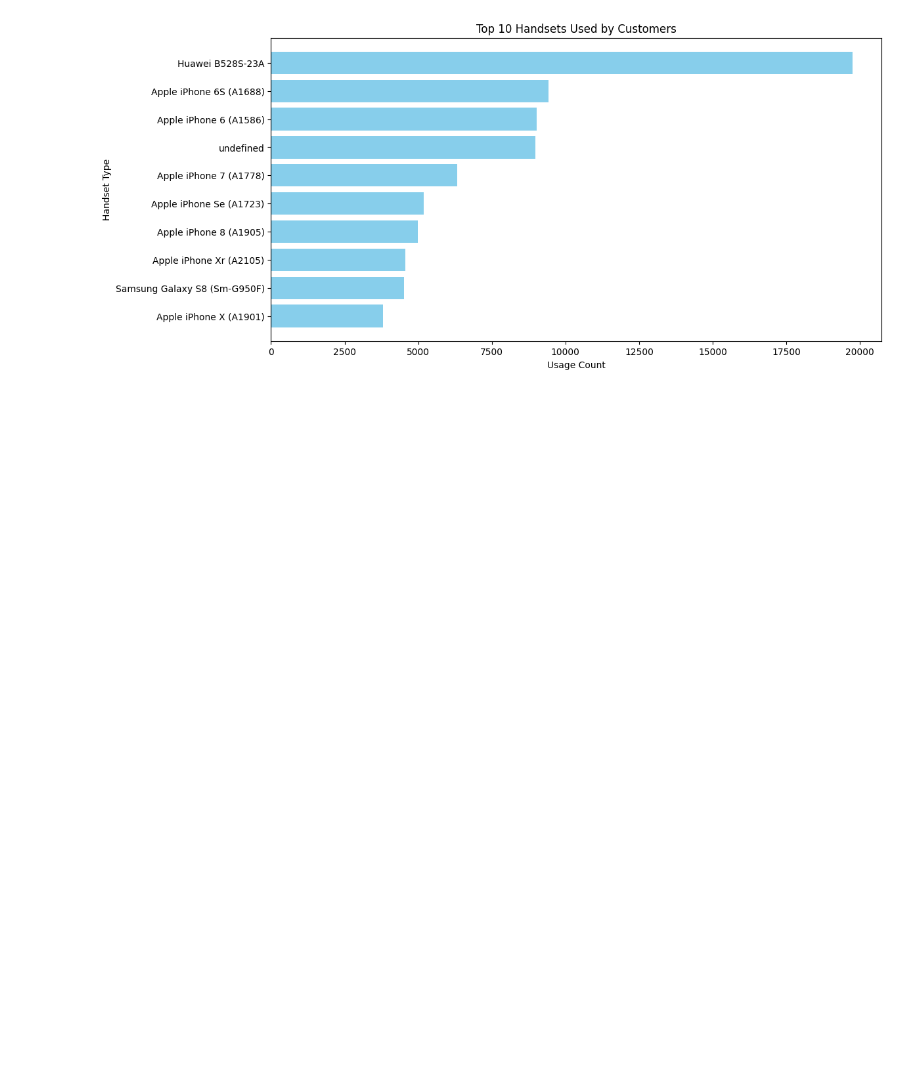
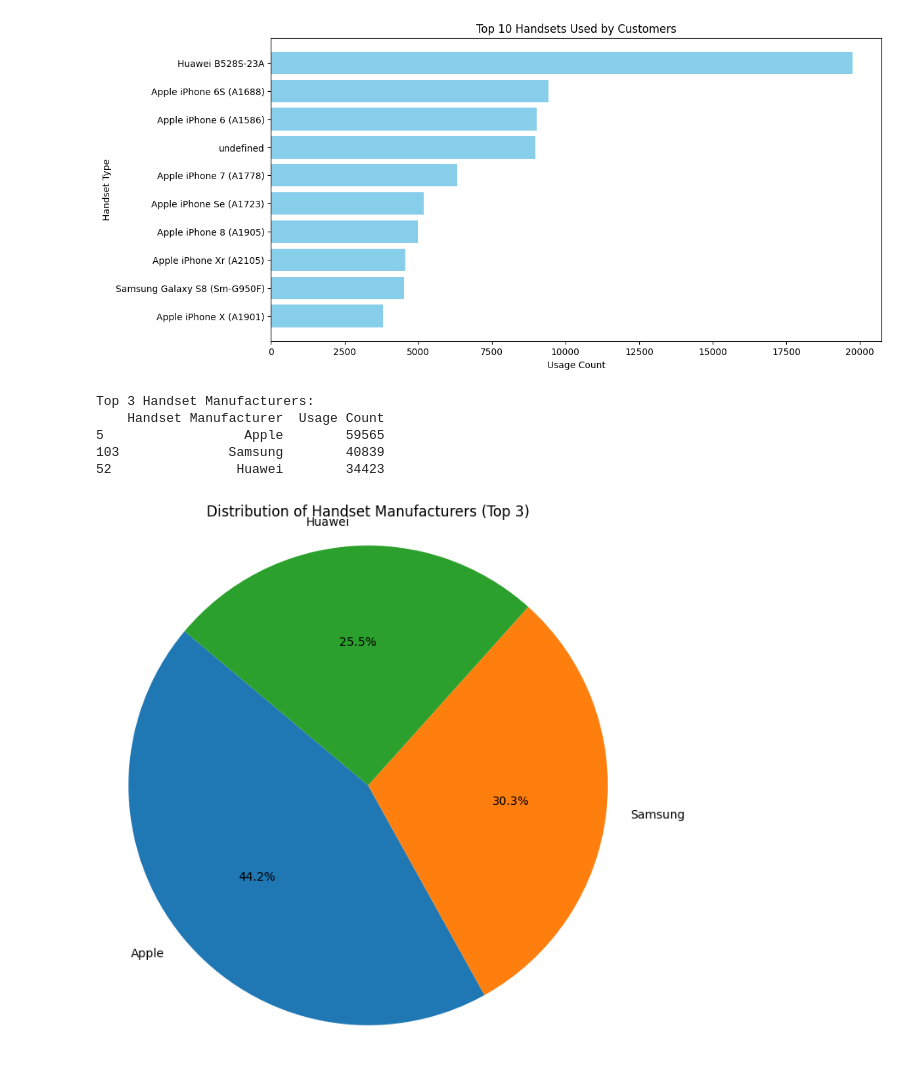
Before and after one commit to kiraassefa19/week-two, a Jupyter notebook: notebooks/user_engagement.ipynb, the cells around one changed output. Cells and saved outputs as stored; diff of their text form; code cells hidden in the pictures; blank space fills up the shorter version.

```diff
--- a/notebooks/user_engagement.ipynb
+++ b/notebooks/user_engagement.ipynb
@@ -422,3 +422,36 @@ plt.gca().invert_yaxis()  # Invert y-axis to display the highest count at the to
 plt.show()
 # %% [output]
 [figure]
+# %%
+# Group the data by 'Handset Manufacturer' and count the occurrences
+manufacturer_usage = (
+    xdr_data.groupby("Handset Manufacturer").size().reset_index(name="Usage Count")
+)
+
+# Sort the results to find the top 3 handset manufacturers based on usage frequency
+top_3_manufacturers = manufacturer_usage.sort_values(
+    by="Usage Count", ascending=False
+).head(3)
+
+print("Top 3 Handset Manufacturers:")
+print(top_3_manufacturers)
+# %% [output]
+Top 3 Handset Manufacturers:
+    Handset Manufacturer  Usage Count
+5                  Apple        59565
+103              Samsung        40839
+52                Huawei        34423
+# %%
+# Plotting the distribution of handset manufacturers using a pie chart
+plt.figure(figsize=(8, 8))
+plt.pie(
+    top_3_manufacturers["Usage Count"],
+    labels=top_3_manufacturers["Handset Manufacturer"],
+    autopct="%1.1f%%",
+    startangle=140,
+)
+plt.title("Distribution of Handset Manufacturers (Top 3)")
+plt.axis("equal")  # Equal aspect ratio ensures that pie is drawn as a circle.
+plt.show()
+# %% [output]
+[figure, added]
```
